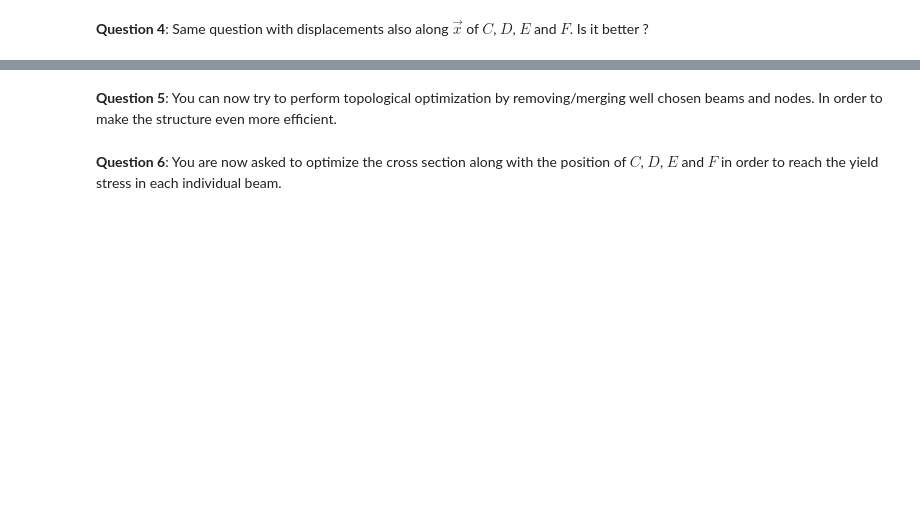
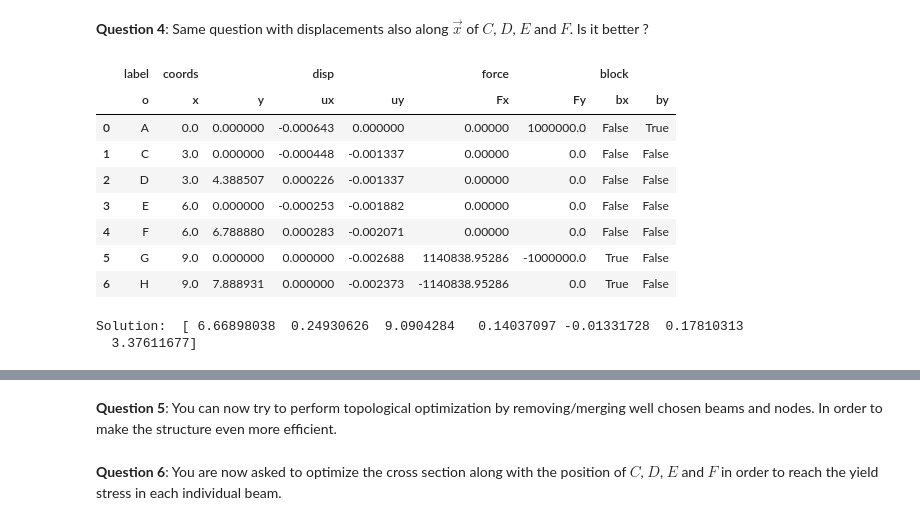
Before and after one commit to symmeHub/positron, a Jupyter notebook: book/optimization/exercises/bridge_optimization.ipynb, the cells around one changed output, grey strips where cells are left out. Cells and saved outputs as stored; diff of their text form; code cells hidden in the pictures; blank space fills up the shorter version.

```diff
--- a/book/optimization/exercises/bridge_optimization.ipynb
+++ b/book/optimization/exercises/bridge_optimization.ipynb
@@ -139,2 +314,46 @@ Do not further modify the sections determined in question 4. Comment the solutio
 # %% [markdown]
 **Question 4**: Same question with displacements also along $\vec x$ of $C$, $D$, $E$ and $F$. Is it better ?
+# %%
+model.data(at="nodes")
+# %% [output]
+|  | label | coords |  | disp |  | force |  | block |  |
+|  | o | x | y | ux | uy | Fx | Fy | bx | by |
+| 0 | A | 0.0 | 0.000000 | -0.000643 | 0.000000 | 0.00000 | 1000000.0 | False | True |
+| 1 | C | 3.0 | 0.000000 | -0.000448 | -0.001337 | 0.00000 | 0.0 | False | False |
+| 2 | D | 3.0 | 4.388507 | 0.000226 | -0.001337 | 0.00000 | 0.0 | False | False |
+| 3 | E | 6.0 | 0.000000 | -0.000253 | -0.001882 | 0.00000 | 0.0 | False | False |
+| 4 | F | 6.0 | 6.788880 | 0.000283 | -0.002071 | 0.00000 | 0.0 | False | False |
+| 5 | G | 9.0 | 0.000000 | 0.000000 | -0.002688 | 1140838.95286 | -1000000.0 | True | False |
+| 6 | H | 9.0 | 7.888931 | 0.000000 | -0.002373 | -1140838.95286 | 0.0 | True | False |
+# %%
+def costfunction2(X):
+    yf, yd, yh, xc, xd, xe, xf = X
+    # update the model with new node coordinates
+    model.nodes[4].coords[1] = yf
+    model.nodes[2].coords[1] = yd
+    model.nodes[6].coords[1] = yh
+
+
+    model.nodes[1].coords[0] = xc
+    model.nodes[2].coords[0] = xd
+    model.nodes[3].coords[0] = xe
+    model.nodes[4].coords[0] = xf
+
+
+
+    #run the model
+    model.solve()
+
+    # get output data for fc computation
+    absUyg = np.abs(model.nodes[5].displacement[1])
+    fc = model.mass() *  absUyg
+
+    return fc
+
+X0 = [1.,1.,1., 3, 3, 6, 6]  # Initial guess
+sol = optimize.minimize(costfunction2, X0, method="nelder-mead")
+X = sol.x
+print("Solution: ", X)
+# %% [output]
+Solution:  [ 6.66898038  0.24930626  9.0904284   0.14037097 -0.01331728  0.17810313
+  3.37611677]
```
Also changed, not shown: parts of 15 cells of this notebook.
